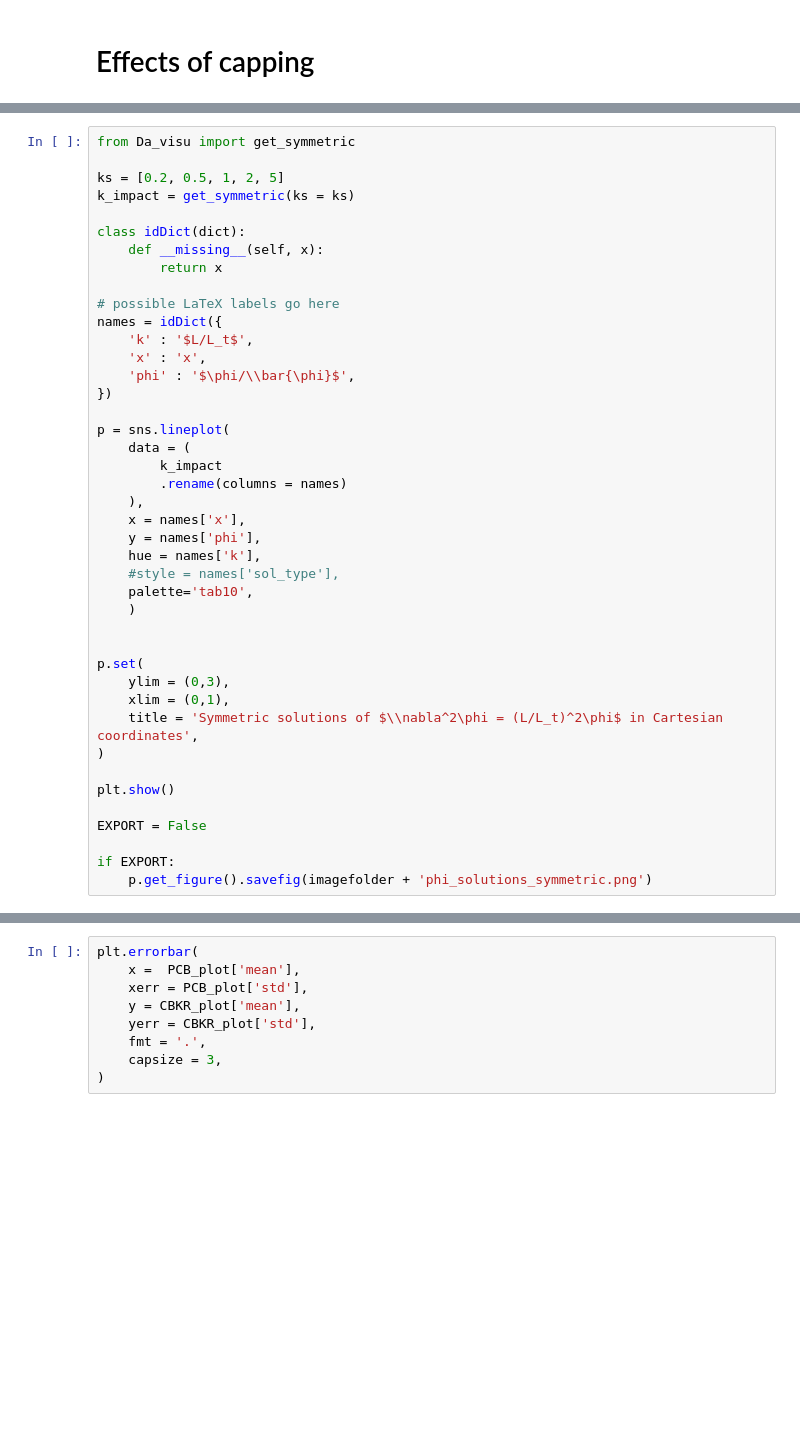
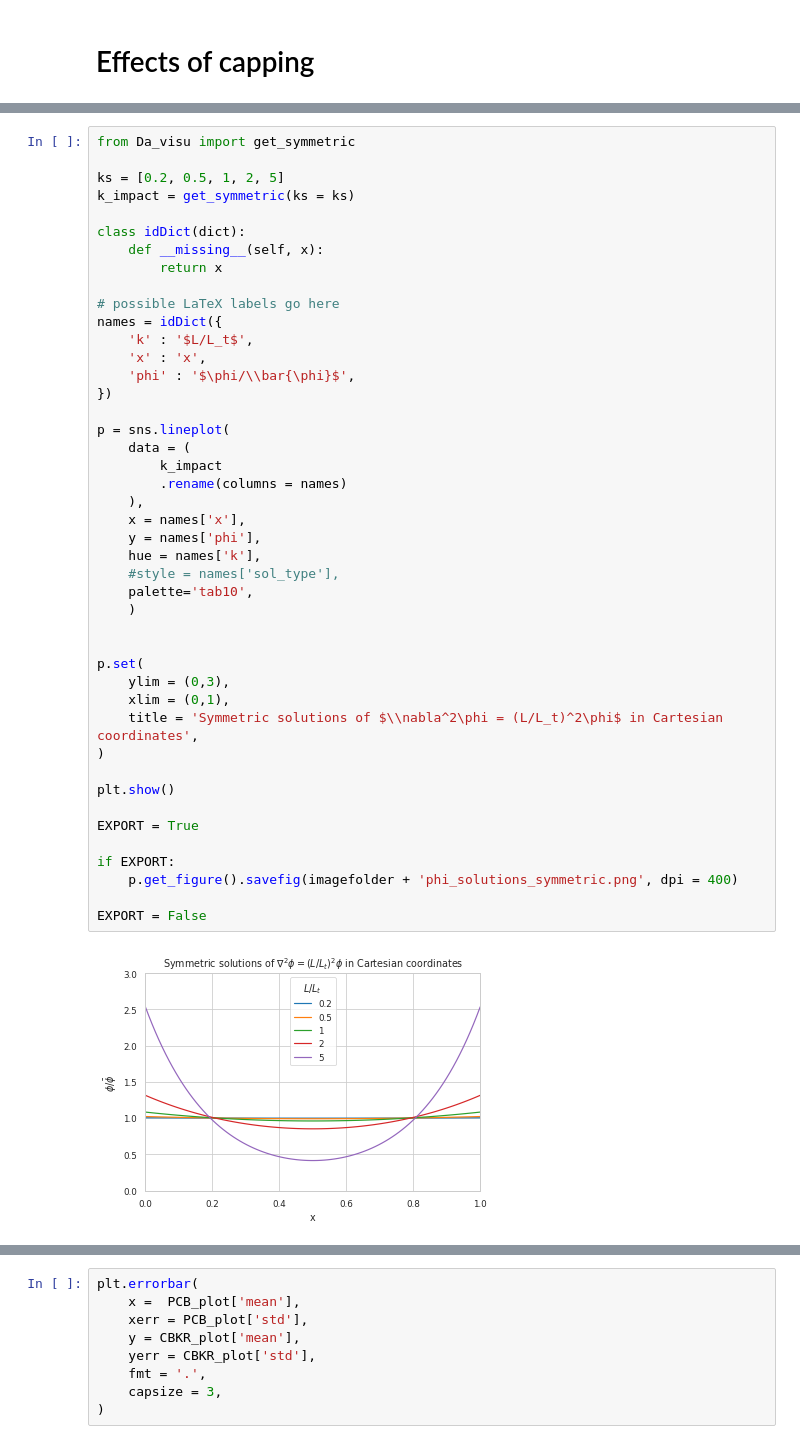
Before and after one commit to peltBartvan/msc-thesis, a Jupyter notebook: scripts/images.ipynb, the cells around one changed output, grey strips where cells are left out. Drawn from its saved outputs; the diff is of its cells as text; blank space fills up the shorter version.

```diff
--- a/scripts/images.ipynb
+++ b/scripts/images.ipynb
@@ -323,35 +365,39 @@ class idDict(dict):
 # possible LaTeX labels go here
 names = idDict({
     'k' : '$L/L_t$',
     'x' : 'x',
     'phi' : '$\phi/\\bar{\phi}$',
 })
 
 p = sns.lineplot(
     data = (
         k_impact
         .rename(columns = names)
     ),
     x = names['x'],
     y = names['phi'],
     hue = names['k'],
     #style = names['sol_type'],
     palette='tab10',
     )
 
 
 p.set(
     ylim = (0,3),
     xlim = (0,1),
     title = 'Symmetric solutions of $\\nabla^2\phi = (L/L_t)^2\phi$ in Cartesian coordinates',
 )
 
 plt.show()
 
-EXPORT = False
+EXPORT = True
 
 if EXPORT:
-    p.get_figure().savefig(imagefolder + 'phi_solutions_symmetric.png')
+    p.get_figure().savefig(imagefolder + 'phi_solutions_symmetric.png', dpi = 400)
+
+EXPORT = False
+# %% [output]
+[figure, added]
 # %%
 import matplotlib.pyplot as plt
 
```
Also changed, not shown: parts of 16 cells of this notebook, 9 other files.
